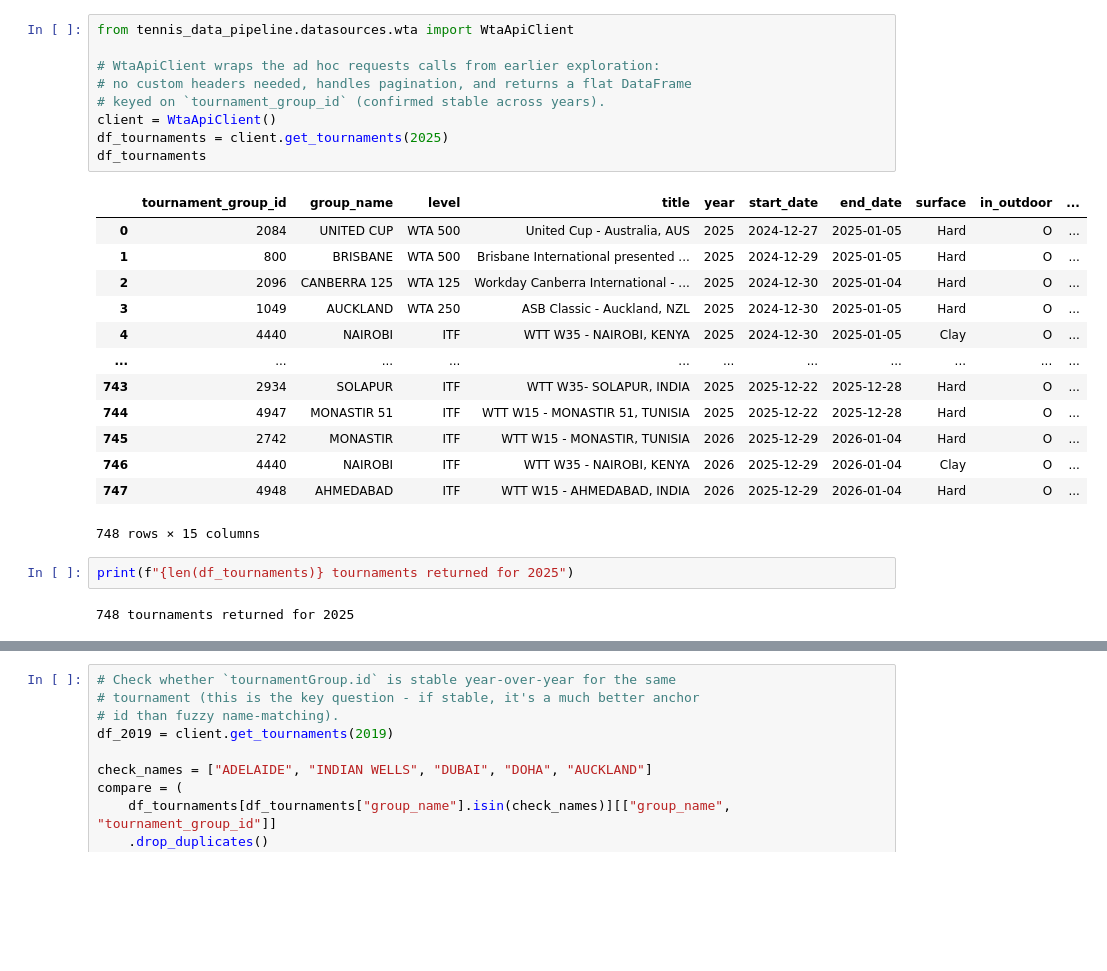
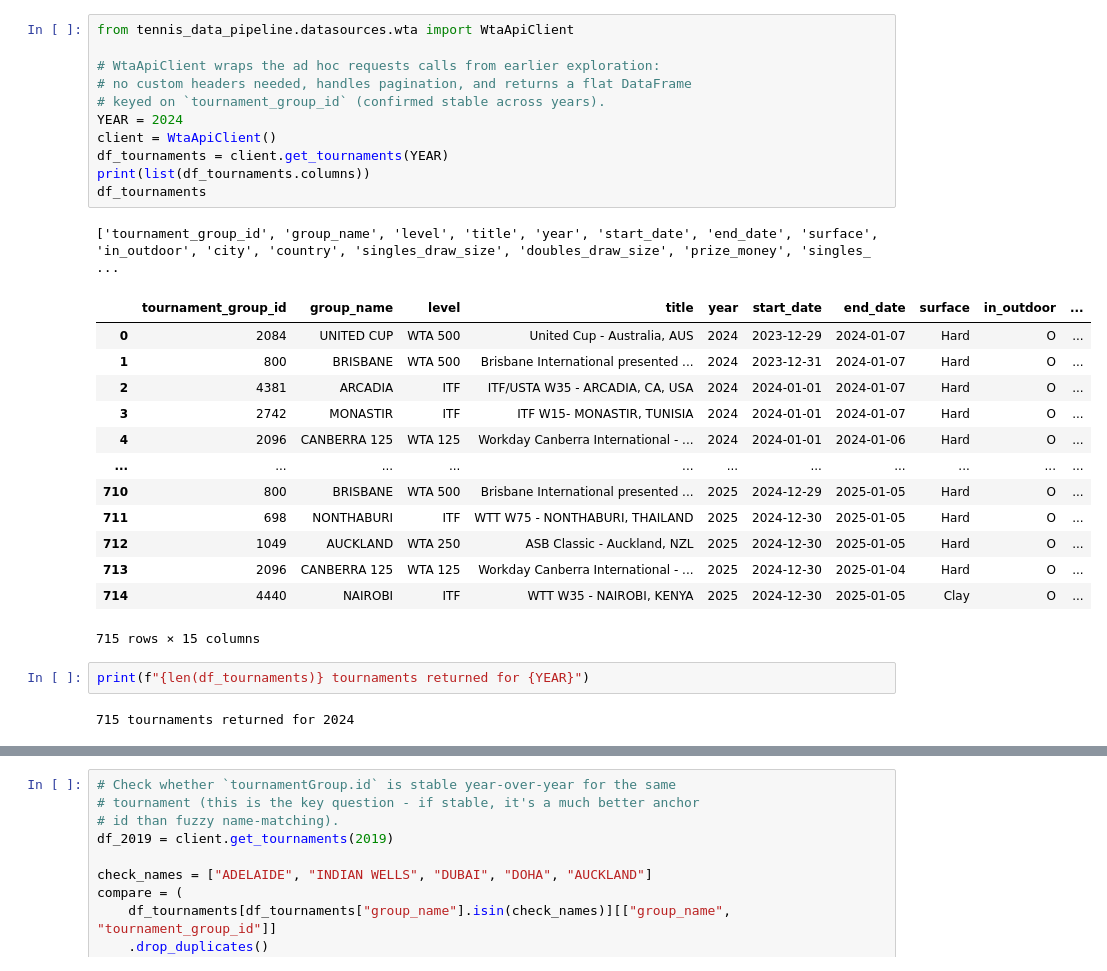
Before and after one commit to nick-benelli/Tennis-Data-Pipeline, a Jupyter notebook: xxx.ipynb, the cells around one changed output, grey strips where cells are left out. Drawn from its saved outputs; the diff is of its cells as text; blank space fills up the shorter version.

Commit message:
Update tournaments

```diff
--- a/xxx.ipynb
+++ b/xxx.ipynb
@@ -1,30 +1,33 @@
 # %%
 from tennis_data_pipeline.datasources.wta import WtaApiClient
 
 # WtaApiClient wraps the ad hoc requests calls from earlier exploration:
 # no custom headers needed, handles pagination, and returns a flat DataFrame
 # keyed on `tournament_group_id` (confirmed stable across years).
+YEAR = 2024
 client = WtaApiClient()
-df_tournaments = client.get_tournaments(2025)
+df_tournaments = client.get_tournaments(YEAR)
+print(list(df_tournaments.columns))
 df_tournaments
 # %% [output]
+['tournament_group_id', 'group_name', 'level', 'title', 'year', 'start_date', 'end_date', 'surface', 'in_outdoor', 'city', 'country', 'singles_draw_size', 'doubles_draw_size', 'prize_money', 'singles_ ...
 |  | tournament_group_id | group_name | level | title | year | start_date | end_date | surface | in_outdoor | ... |
-| 0 | 2084 | UNITED CUP | WTA 500 | United Cup - Australia, AUS | 2025 | 2024-12-27 | 2025-01-05 | Hard | O | ... |
-| 1 | 800 | BRISBANE | WTA 500 | Brisbane International presented ... | 2025 | 2024-12-29 | 2025-01-05 | Hard | O | ... |
-| 2 | 2096 | CANBERRA 125 | WTA 125 | Workday Canberra International - ... | 2025 | 2024-12-30 | 2025-01-04 | Hard | O | ... |
-| 3 | 1049 | AUCKLAND | WTA 250 | ASB Classic - Auckland, NZL | 2025 | 2024-12-30 | 2025-01-05 | Hard | O | ... |
-| 4 | 4440 | NAIROBI | ITF | WTT W35 - NAIROBI, KENYA | 2025 | 2024-12-30 | 2025-01-05 | Clay | O | ... |
+| 0 | 2084 | UNITED CUP | WTA 500 | United Cup - Australia, AUS | 2024 | 2023-12-29 | 2024-01-07 | Hard | O | ... |
+| 1 | 800 | BRISBANE | WTA 500 | Brisbane International presented ... | 2024 | 2023-12-31 | 2024-01-07 | Hard | O | ... |
+| 2 | 4381 | ARCADIA | ITF | ITF/USTA W35 - ARCADIA, CA, USA | 2024 | 2024-01-01 | 2024-01-07 | Hard | O | ... |
+| 3 | 2742 | MONASTIR | ITF | ITF W15- MONASTIR, TUNISIA | 2024 | 2024-01-01 | 2024-01-07 | Hard | O | ... |
+| 4 | 2096 | CANBERRA 125 | WTA 125 | Workday Canberra International - ... | 2024 | 2024-01-01 | 2024-01-06 | Hard | O | ... |
 | ... | ... | ... | ... | ... | ... | ... | ... | ... | ... | ... |
-| 743 | 2934 | SOLAPUR | ITF | WTT W35- SOLAPUR, INDIA | 2025 | 2025-12-22 | 2025-12-28 | Hard | O | ... |
-| 744 | 4947 | MONASTIR 51 | ITF | WTT W15 - MONASTIR 51, TUNISIA | 2025 | 2025-12-22 | 2025-12-28 | Hard | O | ... |
-| 745 | 2742 | MONASTIR | ITF | WTT W15 - MONASTIR, TUNISIA | 2026 | 2025-12-29 | 2026-01-04 | Hard | O | ... |
-| 746 | 4440 | NAIROBI | ITF | WTT W35 - NAIROBI, KENYA | 2026 | 2025-12-29 | 2026-01-04 | Clay | O | ... |
-| 747 | 4948 | AHMEDABAD | ITF | WTT W15 - AHMEDABAD, INDIA | 2026 | 2025-12-29 | 2026-01-04 | Hard | O | ... |
+| 710 | 800 | BRISBANE | WTA 500 | Brisbane International presented ... | 2025 | 2024-12-29 | 2025-01-05 | Hard | O | ... |
+| 711 | 698 | NONTHABURI | ITF | WTT W75 - NONTHABURI, THAILAND | 2025 | 2024-12-30 | 2025-01-05 | Hard | O | ... |
+| 712 | 1049 | AUCKLAND | WTA 250 | ASB Classic - Auckland, NZL | 2025 | 2024-12-30 | 2025-01-05 | Hard | O | ... |
+| 713 | 2096 | CANBERRA 125 | WTA 125 | Workday Canberra International - ... | 2025 | 2024-12-30 | 2025-01-04 | Hard | O | ... |
+| 714 | 4440 | NAIROBI | ITF | WTT W35 - NAIROBI, KENYA | 2025 | 2024-12-30 | 2025-01-05 | Clay | O | ... |
-748 rows × 15 columns
+715 rows × 15 columns
 # %%
-print(f"{len(df_tournaments)} tournaments returned for 2025")
+print(f"{len(df_tournaments)} tournaments returned for {YEAR}")
 # %% [output]
-748 tournaments returned for 2025
+715 tournaments returned for 2024
 # %%
 print(df_tournaments["level"].value_counts())
 
```
Also changed, not shown: parts of 4 cells of this notebook, 14 other files.
